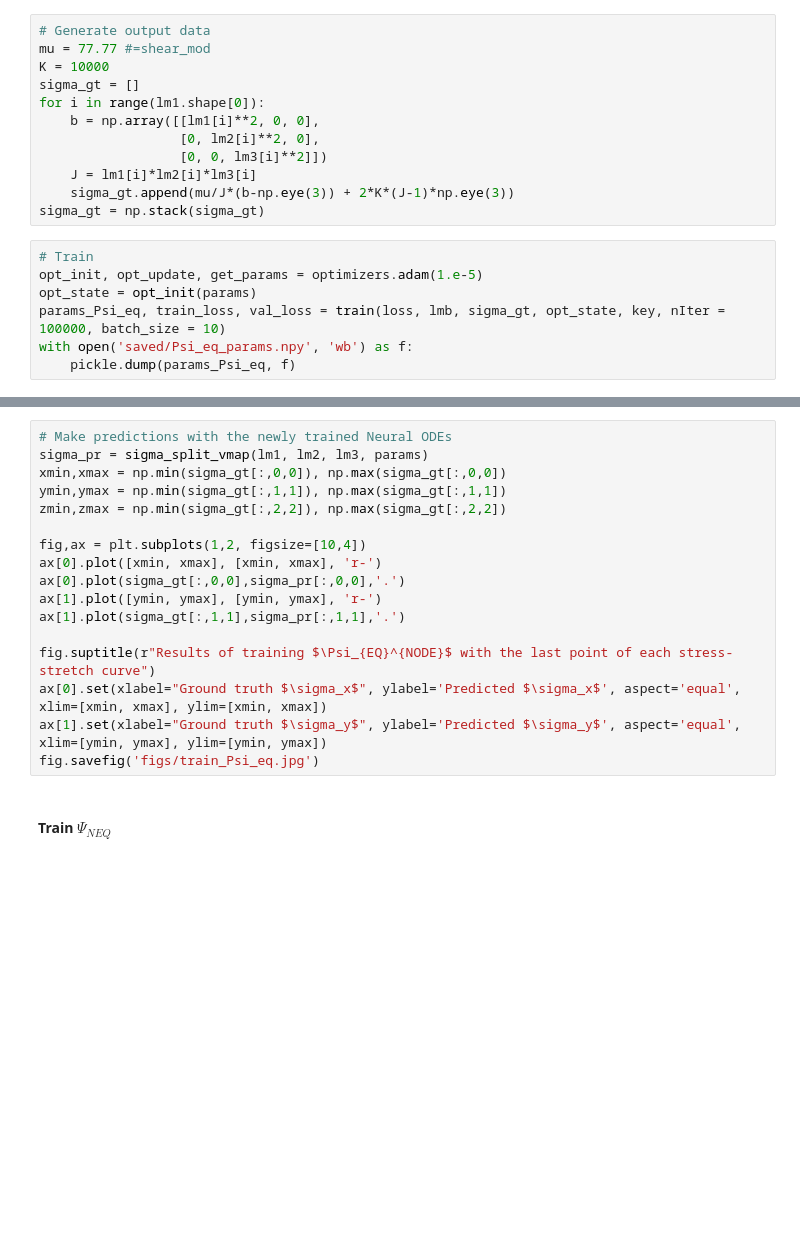
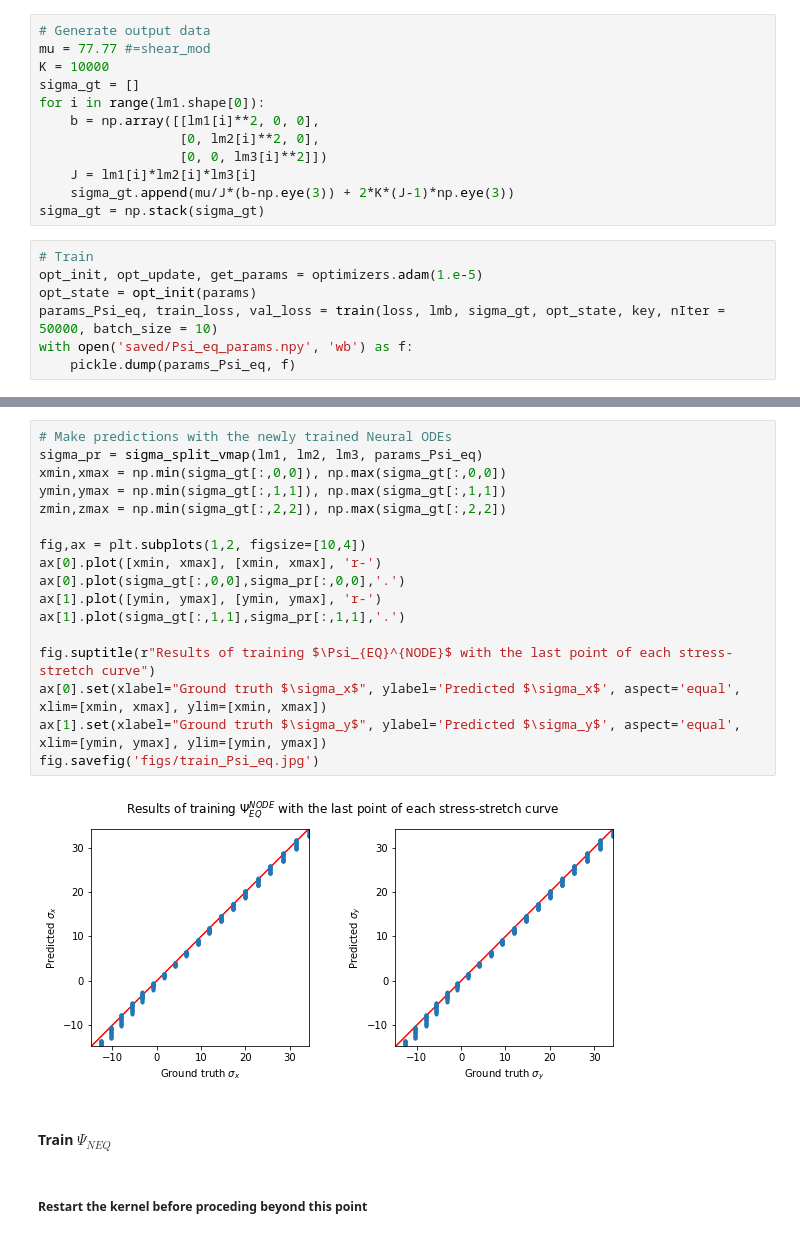
Before and after one commit to VatsalSy/nvisco, a Jupyter notebook: train_Psi.ipynb, the cells around one changed output, grey strips where cells are left out. Cells and saved outputs as stored; diff of their text form; blank space fills up the shorter version.

Commit message:
Fixed the issue in train_Psi_eq.py and train_Psi_eq2.py (now replaced with train_Psi.ipynb). What happened to the issue in nvisco.ipynb remains to be seen, though.

```diff
--- a/train_Psi.ipynb
+++ b/train_Psi.ipynb
@@ -88,6 +88,6 @@ sigma_gt = np.stack(sigma_gt)
 # Train
 opt_init, opt_update, get_params = optimizers.adam(1.e-5)
 opt_state = opt_init(params)
-params_Psi_eq, train_loss, val_loss = train(loss, lmb, sigma_gt, opt_state, key, nIter = 100000, batch_size = 10)
+params_Psi_eq, train_loss, val_loss = train(loss, lmb, sigma_gt, opt_state, key, nIter = 50000, batch_size = 10)
 with open('saved/Psi_eq_params.npy', 'wb') as f:
     pickle.dump(params_Psi_eq, f)
@@ -94,19 +100,23 @@ with open('saved/Psi_eq_params.npy', 'wb') as f:
 # %%
 # Make predictions with the newly trained Neural ODEs
-sigma_pr = sigma_split_vmap(lm1, lm2, lm3, params)
+sigma_pr = sigma_split_vmap(lm1, lm2, lm3, params_Psi_eq)
 xmin,xmax = np.min(sigma_gt[:,0,0]), np.max(sigma_gt[:,0,0])
 ymin,ymax = np.min(sigma_gt[:,1,1]), np.max(sigma_gt[:,1,1])
 zmin,zmax = np.min(sigma_gt[:,2,2]), np.max(sigma_gt[:,2,2])
 
 fig,ax = plt.subplots(1,2, figsize=[10,4])
 ax[0].plot([xmin, xmax], [xmin, xmax], 'r-')
 ax[0].plot(sigma_gt[:,0,0],sigma_pr[:,0,0],'.')
 ax[1].plot([ymin, ymax], [ymin, ymax], 'r-')
 ax[1].plot(sigma_gt[:,1,1],sigma_pr[:,1,1],'.')
 
 fig.suptitle(r"Results of training $\Psi_{EQ}^{NODE}$ with the last point of each stress-stretch curve")
 ax[0].set(xlabel="Ground truth $\sigma_x$", ylabel='Predicted $\sigma_x$', aspect='equal', xlim=[xmin, xmax], ylim=[xmin, xmax])
 ax[1].set(xlabel="Ground truth $\sigma_y$", ylabel='Predicted $\sigma_y$', aspect='equal', xlim=[ymin, ymax], ylim=[ymin, ymax])
 fig.savefig('figs/train_Psi_eq.jpg')
+# %% [output]
+[figure, added]
 # %% [markdown]
 #### Train $\Psi_{NEQ}$
+# %% [markdown]
+##### Restart the kernel before proceding beyond this point
```
Also changed, not shown: parts of 5 cells of this notebook, 7 other files.
